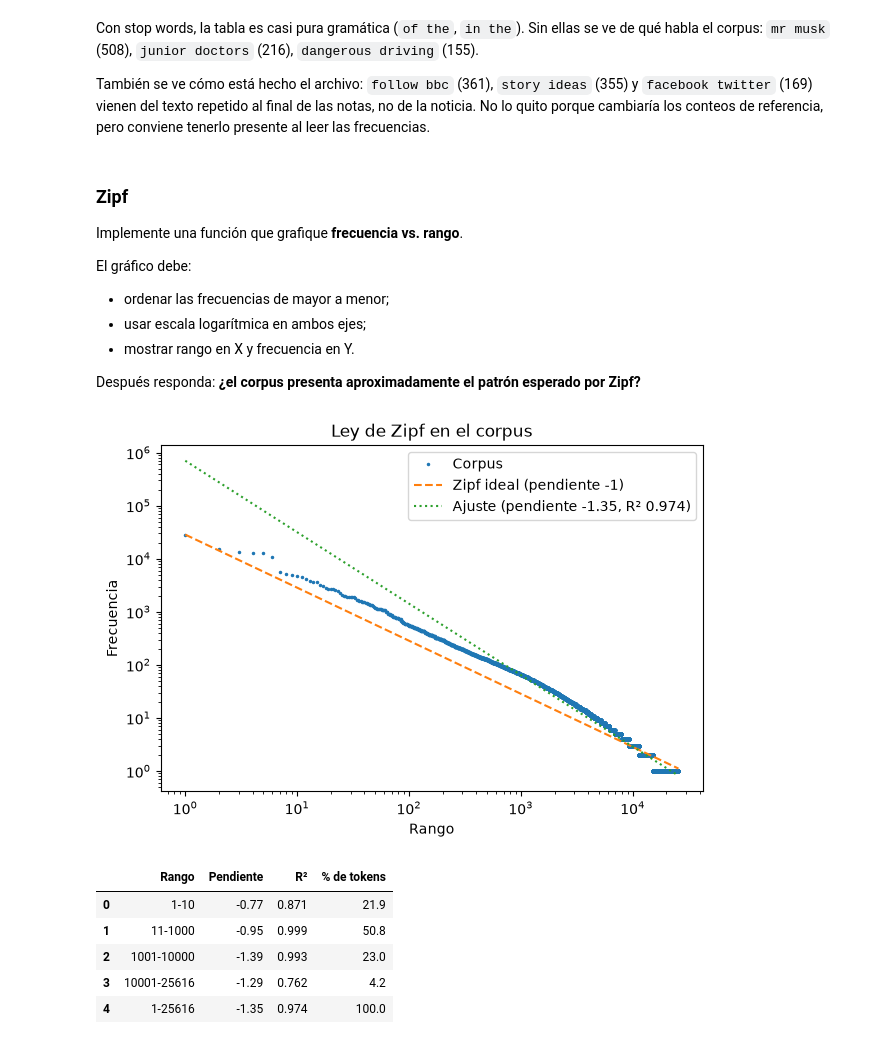
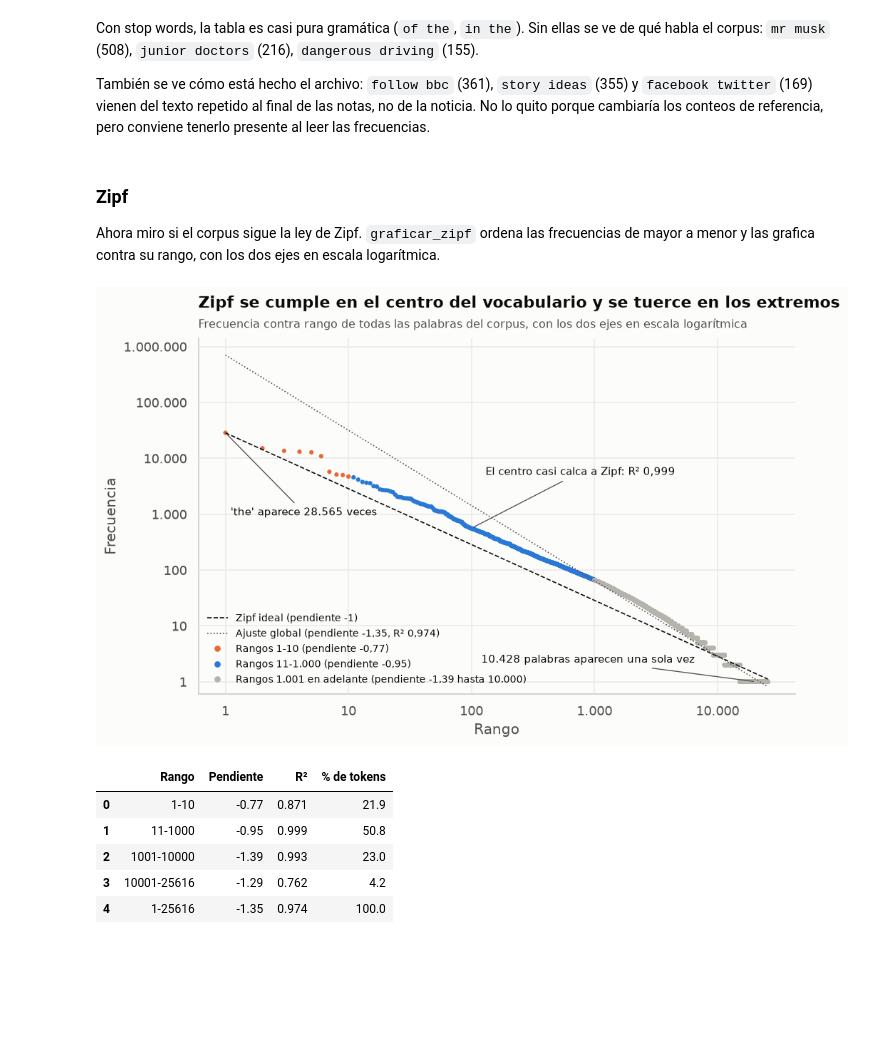
Before and after one commit to AlejoMoncada/llm-assignment1, a Jupyter notebook: 03_Assignment_Sesion1_BoW_Word2Vec.ipynb, the cells around one changed output. Cells and saved outputs as stored; diff of their text form; code cells hidden in the pictures; blank space fills up the shorter version.

```diff
--- a/03_Assignment_Sesion1_BoW_Word2Vec.ipynb
+++ b/03_Assignment_Sesion1_BoW_Word2Vec.ipynb
@@ -224,12 +247,16 @@ print("Frecuencia de los fragmentos 's' y 't':", FRECUENCIAS["s"], FRECUENCIAS["
 display(df["longitud"].describe().round(0).to_frame("Tokens por noticia"))
 print("Oraciones en el corpus:", int(df["oraciones"].map(len).sum()))
 
-plt.figure(figsize=(7, 3))
-plt.hist(df["longitud"], bins=np.logspace(np.log10(df["longitud"].min()), np.log10(df["longitud"].max()), 30))
-plt.xscale("log")
-plt.xlabel("Tokens por noticia (escala log)")
-plt.ylabel("Noticias")
-plt.title("Longitud de las noticias")
+mediana = df["longitud"].median()
+maximo = df["longitud"].max()
+fig, ax = plt.subplots(figsize=(8, 3.6))
+sns.histplot(df, x="longitud", log_scale=True, bins=30, color=BLUE, edgecolor=SURFACE, linewidth=1.5, alpha=1, ax=ax)
+ax.axvline(mediana, color=INK, lw=1, ls="--")
+ax.text(mediana * 1.2, ax.get_ylim()[1] * 0.88, f"Mediana: {es(mediana)} tokens", fontsize=9)
+nota(ax, f"La más larga: {es(maximo)} tokens", (maximo, 1), (maximo * 0.13, ax.get_ylim()[1] * 0.42))
+titular(ax, f"La noticia típica tiene {es(mediana)} tokens, pero hay una de {es(maximo)}", "Longitud de las 1.000 noticias, en escala logarítmica")
+ax.set(xlabel="Tokens por noticia", ylabel="Noticias")
+ticks_es(ax.xaxis)
 plt.show()
 # %% [output]
 |  | Referencia de clase | Obtenido | Diferencia % |
@@ -364,42 +411,56 @@ También se ve cómo está hecho el archivo: `follow bbc` (361), `story ideas` (
 # %% [markdown]
 ### Zipf
 
-Implemente una función que grafique **frecuencia vs. rango**.
-
-El gráfico debe:
-
-- ordenar las frecuencias de mayor a menor;
-- usar escala logarítmica en ambos ejes;
-- mostrar rango en X y frecuencia en Y.
-
-Después responda: **¿el corpus presenta aproximadamente el patrón esperado por Zipf?**
+Ahora miro si el corpus sigue la ley de Zipf. `graficar_zipf` ordena las frecuencias de mayor a menor y las grafica contra su rango, con los dos ejes en escala logarítmica.
 # %%
 def fit_zipf(freqs, start, end):
     ranks = np.arange(start, end + 1)
     x, y = np.log10(ranks), np.log10(freqs[start - 1:end])
     slope, intercept = np.polyfit(x, y, 1)
     r2 = 1 - ((y - (slope * x + intercept)) ** 2).sum() / ((y - y.mean()) ** 2).sum()
     return slope, intercept, r2
 
 
 def graficar_zipf():
     freqs = np.array(sorted(FRECUENCIAS.values(), reverse=True))
     ranks = np.arange(1, len(freqs) + 1)
     slope, intercept, r2 = fit_zipf(freqs, 1, len(freqs))
-    plt.figure(figsize=(7, 4.5))
-    plt.loglog(ranks, freqs, ".", markersize=3, label="Corpus")
-    plt.loglog(ranks, freqs[0] / ranks, "--", label="Zipf ideal (pendiente -1)")
-    plt.loglog(ranks, 10 ** intercept * ranks ** slope, ":", label=f"Ajuste (pendiente {slope:.2f}, R² {r2:.3f})")
-    plt.xlabel("Rango")
-    plt.ylabel("Frecuencia")
-    plt.title("Ley de Zipf en el corpus")
-    plt.legend()
+    centro, _, r2_centro = fit_zipf(freqs, 11, 1000)
+    cabeza, _, _ = fit_zipf(freqs, 1, 10)
+    final, _, _ = fit_zipf(freqs, 1001, 10000)
+    tramos = {
+        f"Rangos 1-10 (pendiente {es(cabeza, 2)})": ORANGE,
+        f"Rangos 11-1.000 (pendiente {es(centro, 2)})": BLUE,
+        f"Rangos 1.001 en adelante (pendiente {es(final, 2)} hasta 10.000)": GRAY,
+    }
+    nombres = list(tramos)
+    datos = pd.DataFrame({
+        "Rango": ranks,
+        "Frecuencia": freqs,
+        "Tramo": np.select([ranks <= 10, ranks <= 1000], nombres[:2], nombres[2]),
+    })
+
+    fig, ax = plt.subplots(figsize=(9, 5.4))
+    ax.plot(ranks, freqs[0] / ranks, "--", color=INK, lw=1, label="Zipf ideal (pendiente -1)")
+    ax.plot(ranks, 10 ** intercept * ranks ** slope, ":", color=MUTED, lw=1, label=f"Ajuste global (pendiente {es(slope, 2)}, R² {es(r2, 3)})")
+    sns.scatterplot(datos, x="Rango", y="Frecuencia", hue="Tramo", palette=tramos, s=14, linewidth=0, ax=ax)
+    ax.set(xscale="log", yscale="log", xlabel="Rango", ylabel="Frecuencia", ylim=(0.6, None))
+
+    primera = FRECUENCIAS.most_common(1)[0][0]
+    hapax = (freqs == 1).sum()
+    nota(ax, f"'{primera}' aparece {es(freqs[0])} veces", (1, freqs[0]), (1.1, freqs[0] / 30))
+    nota(ax, f"El centro casi calca a Zipf: R² {es(r2_centro, 3)}", (100, freqs[99]), (130, freqs[99] * 9))
+    nota(ax, f"{es(hapax)} palabras aparecen una sola vez", (ranks[-1] * 0.8, 1), (120, 2.2))
+    titular(ax, "Zipf se cumple en el centro del vocabulario y se tuerce en los extremos", "Frecuencia contra rango de todas las palabras del corpus, con los dos ejes en escala logarítmica")
+    ax.legend(loc="lower left", fontsize=8.5, markerscale=1.4)
+    ticks_es(ax.xaxis)
+    ticks_es(ax.yaxis)
     plt.show()
 
 
 graficar_zipf()
 # %% [output]
-[figure, old version]
+[figure, new version]
 # %%
 freqs = np.array(sorted(FRECUENCIAS.values(), reverse=True))
 tramos = [(1, 10), (11, 1000), (1001, 10000), (10001, len(freqs)), (1, len(freqs))]
```
Also changed, not shown: parts of 28 cells of this notebook, 4 other files.
